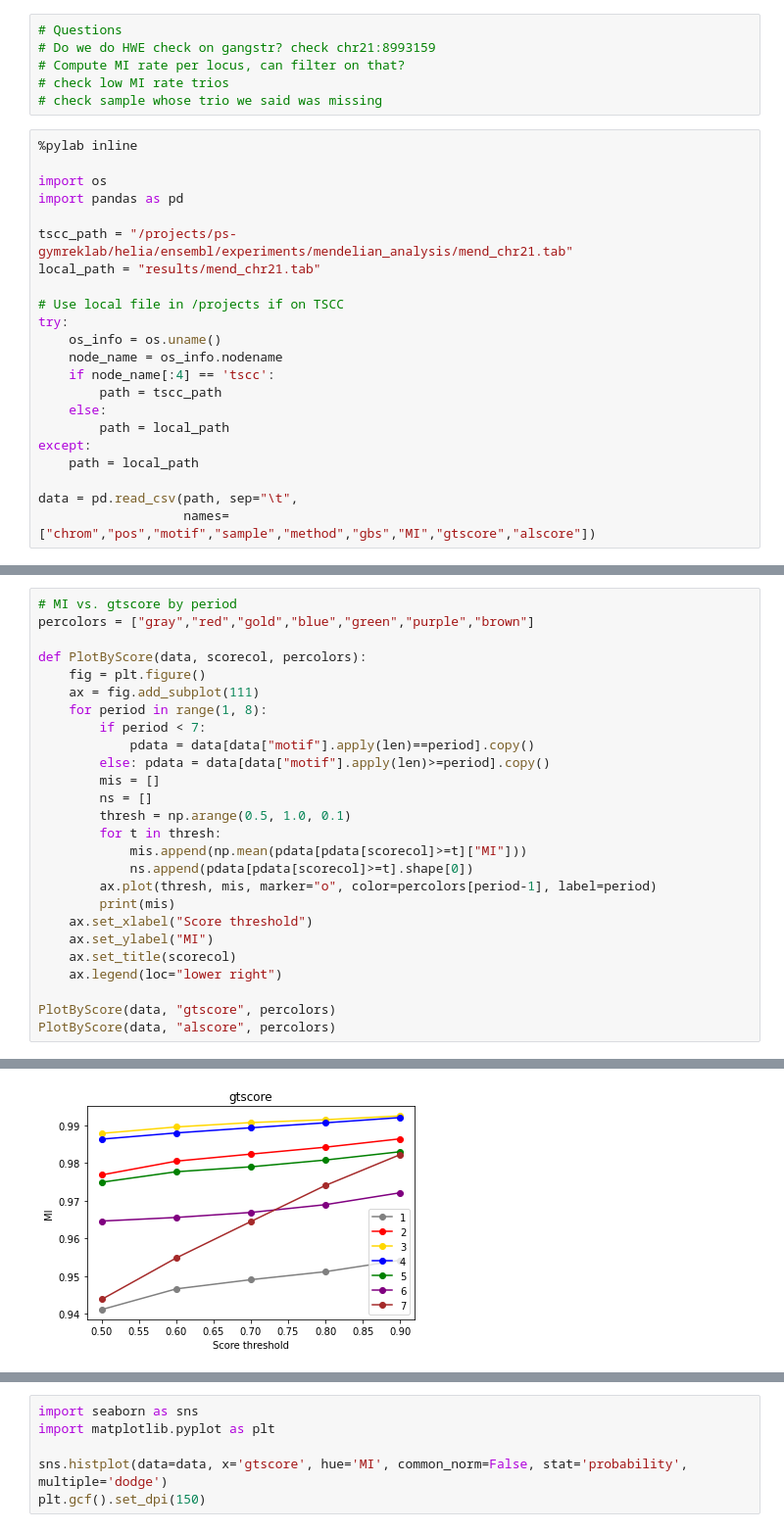
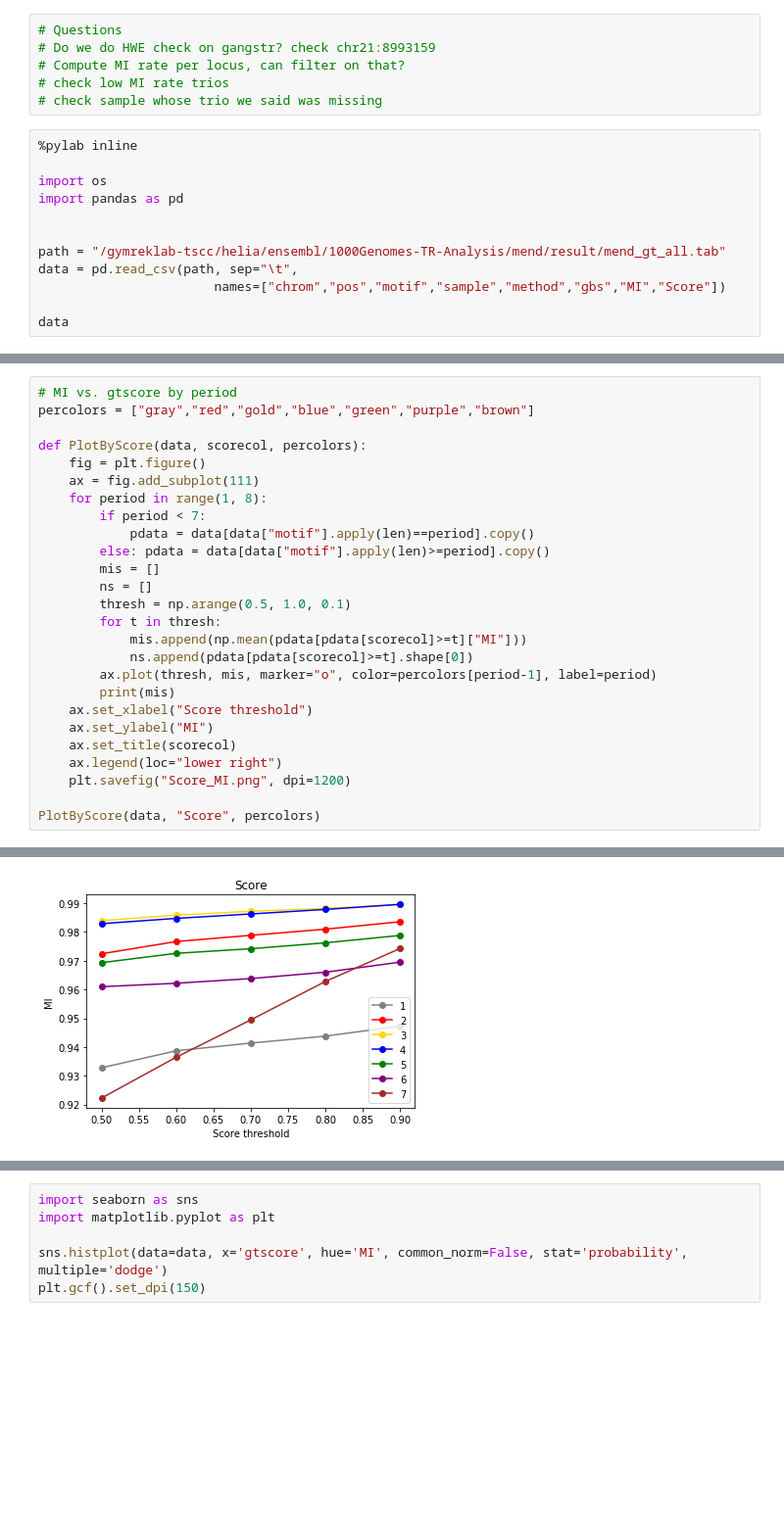
Before and after one commit to gymreklab/1000Genomes-TR-Analysis, a Jupyter notebook: mend/MendelianInheritanceAnalysis.ipynb, the cells around one changed output, grey strips where cells are left out. Shown at 98% size. Cells and saved outputs as stored; diff of their text form; blank space fills up the shorter version.

Commit message:
update mendelian input to whole genome

```diff
--- a/mend/MendelianInheritanceAnalysis.ipynb
+++ b/mend/MendelianInheritanceAnalysis.ipynb
@@ -10,21 +10,11 @@
 import os
 import pandas as pd
 
-tscc_path = "/projects/ps-gymreklab/helia/ensembl/experiments/mendelian_analysis/mend_chr21.tab"
-local_path = "results/mend_chr21.tab"
 
-# Use local file in /projects if on TSCC
-try:
-    os_info = os.uname()
-    node_name = os_info.nodename
-    if node_name[:4] == 'tscc':
-        path = tscc_path
-    else:
-        path = local_path
-except:
-    path = local_path
+path = "/gymreklab-tscc/helia/ensembl/1000Genomes-TR-Analysis/mend/result/mend_gt_all.tab"
+data = pd.read_csv(path, sep="\t",
+                       names=["chrom","pos","motif","sample","method","gbs","MI","Score"])
 
-data = pd.read_csv(path, sep="\t",
-                   names=["chrom","pos","motif","sample","method","gbs","MI","gtscore","alscore"])
+data
 # %% [output]
 Populating the interactive namespace from numpy and matplotlib
@@ -51,7 +54,7 @@ def PlotByScore(data, scorecol, percolors):
     ax.set_ylabel("MI")
     ax.set_title(scorecol)
     ax.legend(loc="lower right")
+    plt.savefig("Score_MI.png", dpi=1200)
 
-PlotByScore(data, "gtscore", percolors)
-PlotByScore(data, "alscore", percolors)
+PlotByScore(data, "Score", percolors)
 # %% [output]
@@ -72 +68 @@ PlotByScore(data, "alscore", percolors)
-[figure, old version]
+[figure, new version]
```
Also changed, not shown: parts of 11 cells of this notebook.
